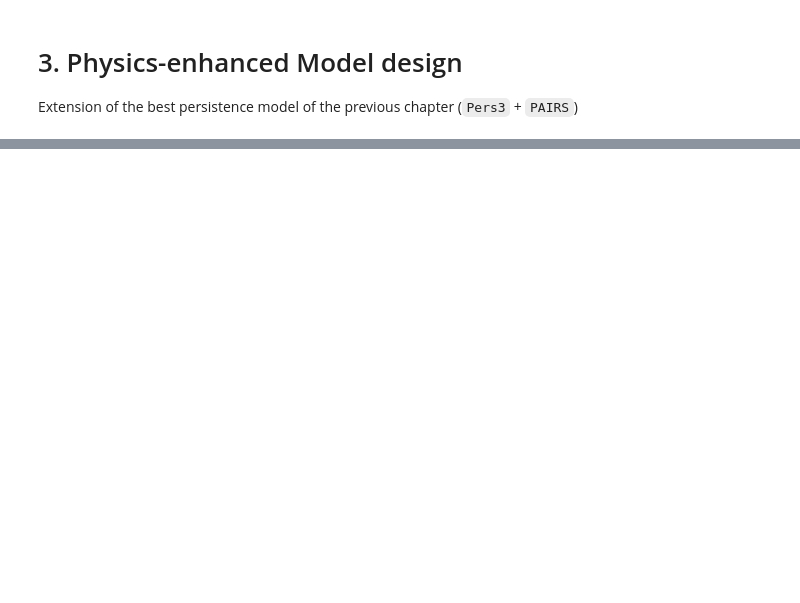
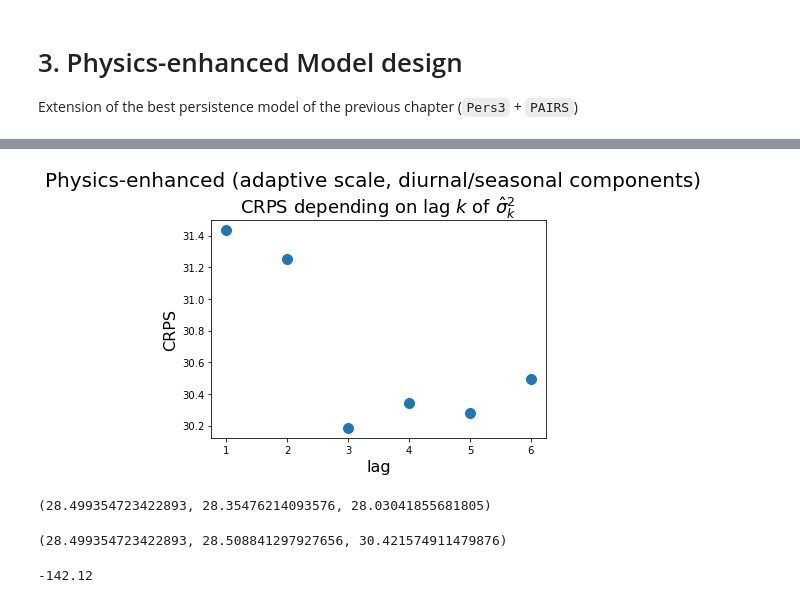
Before and after one commit to 7shoe/probabilistic-forecasting, a Jupyter notebook: 02_ModelZoo.ipynb, the cells around one changed output, grey strips where cells are left out. Saved outputs shown, nothing was run; the diff lists cells and outputs as text; code cells hidden in the pictures; blank space fills up the shorter version.

Commit message:
Physics-enhanced model

```diff
--- a/02_ModelZoo.ipynb
+++ b/02_ModelZoo.ipynb
@@ -509,0 +445,68 @@ plt.show()
+# %%
+# location
+loc = Location(41.883, -87.641, 'US/Central', 597, 'Chicago')
+
+# times
+times = pd.date_range(start='2021-01-04', end='2022-03-23', freq='1h', tz=loc.tz)
+times = times[(times.hour == 6) | (times.hour == 12)]
+
+# ghi
+df_cSky = loc.get_clearsky(times) # ineichen with climatology table by default
+df_cSky['date'] = df_cSky.index.tz_localize(None)
+df_cSky = df_cSky.reset_index()
+df_cSky = df_cSky[['date', 'ghi', 'dni', 'dhi']]
+
+# add to ts
+df = pd.merge(left=df, right=df_cSky, on='date', how='inner')
+# %%
+# subset for regression (!only noon, i.e. 12pm-dated observations are to be predicted)
+df_tr = df[(df.date.dt.hour == 6) & (df.date <= lTr)]
+df_va = df[(df.date.dt.hour == 6) & (df.date > lTr) & (df.date <= lVa)]
+df_te = df[(df.date.dt.hour == 6) & (df.date > lVa)]
+
+# delete certain columns
+df_tr = df_tr.drop(columns = ['date', 'Y_L0'], axis=1) # 'Y' is in as log(Y_L0) -> delete the latter
+df_va = df_va.drop(columns = ['date', 'Y_L0'], axis=1) # 'Y' is in as log(Y_L0)
+df_te = df_te.drop(columns = ['date', 'Y_L0'], axis=1) # 'Y' is in as log(Y_L0)
+
+# regression arrays: (y, X)
+PHYSICS_COLUMNS = ['ghi', 'dni', 'dhi']
+
+# - train
+y_df_obs_tr = df_tr['Y'].to_numpy()
+X_df_obs_tr = df_tr[PAIRS_COLUMNS+PHYSICS_COLUMNS].to_numpy()
+# - val
+y_df_obs_va = df_va['Y'].to_numpy()
+X_df_obs_va = df_va[PAIRS_COLUMNS+PHYSICS_COLUMNS].to_numpy()
+# - test
+y_df_obs_te = df_te['Y'].to_numpy()
+X_df_obs_te = df_te[PAIRS_COLUMNS+PHYSICS_COLUMNS].to_numpy()
+
+# fit linear regression
+phys_lm = LassoCV(cv=20)
+phys_lm.fit(y=y_df_obs_tr, X=X_df_obs_tr)
+
+# mu estimates :  (back-transform predicted log's)
+phys_tr_mu = phys_lm.predict(X_df_obs_tr)
+
+# sigma estimates :
+Y_tr  = y_df_obs_tr
+
+# check variance
+CRPS_list = []
+lag_list = range(1,7)
+for k in lag_list:
+    sigmaLoc = df[(df.date.dt.hour == 6) & (df.date <= lTr)]['Y'].rolling(k).std().fillna(sigma_pers1_hat).to_numpy() # NaN's fill previous std estimator in!
+    CRPS_list.append(np.mean(ps.crps_gaussian(Y_tr, mu=phys_tr_mu, sig=sigmaLoc)))
+
+# optimal sigma
+k_star = lag_list[list(CRPS_list == min(CRPS_list)).index(True)]
+
+plt.suptitle("Physics-enhanced (adaptive scale, diurnal/seasonal components)", fontsize=20, y=1.05)
+plt.title("CRPS depending on lag $k$ of $\hat{\sigma}^{2}_{k}$", fontsize=18)
+plt.scatter(lag_list, CRPS_list, s=100)
+plt.xlabel("lag",  fontsize=16)
+plt.ylabel("CRPS", fontsize=16)
+plt.show()
+# %% [output]
+[figure, added]
@@ -509,0 +534,12 @@ plt.show()
+# %%
+CRPS_phys_tr, CRPS_phys_va, CRPS_phys_te
+# %% [output]
+(28.499354723422893, 28.35476214093576, 28.03041855681805)
+# %%
+CRPS_pairs_tr, CRPS_pairs_va, CRPS_pairs_te
+# %% [output]
+(28.499354723422893, 28.508841297927656, 30.421574911479876)
+# %%
+ppPlotMetric(Y_va, pairs_va_mu, pairs_va_sigma, pers3_va_mu, pers3_va_sigma)
+# %% [output]
+-142.12
```
Also changed, not shown: parts of 12 cells of this notebook.
